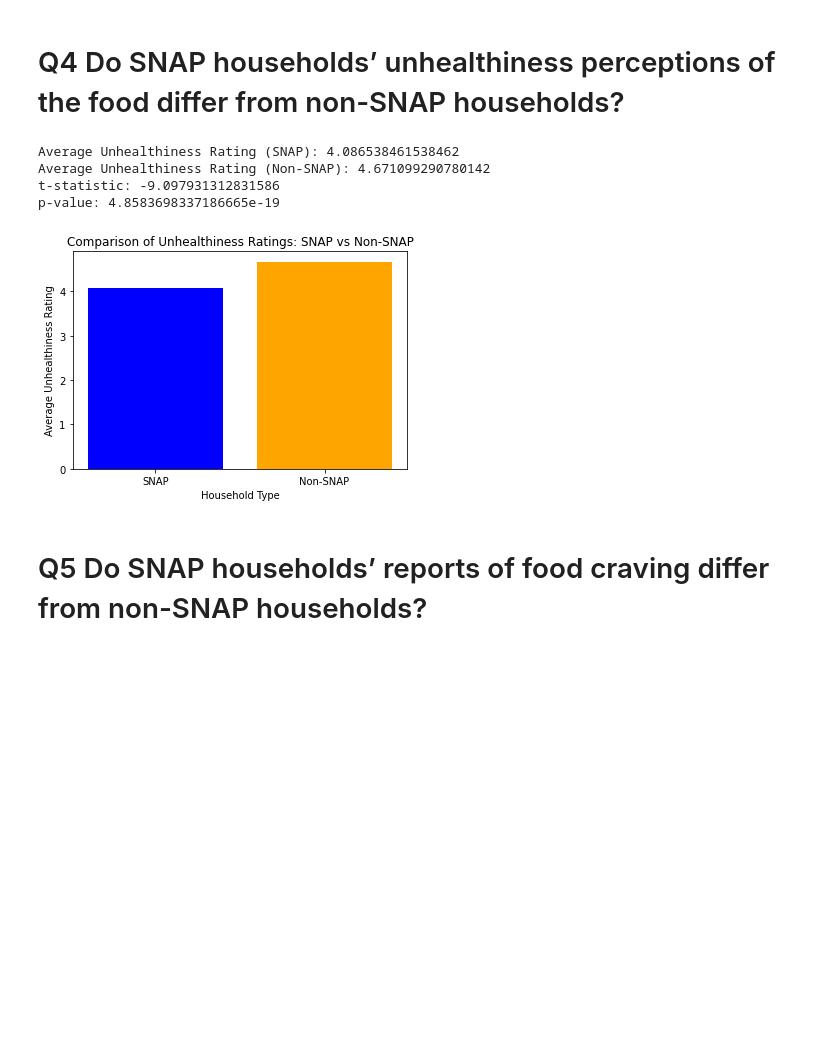
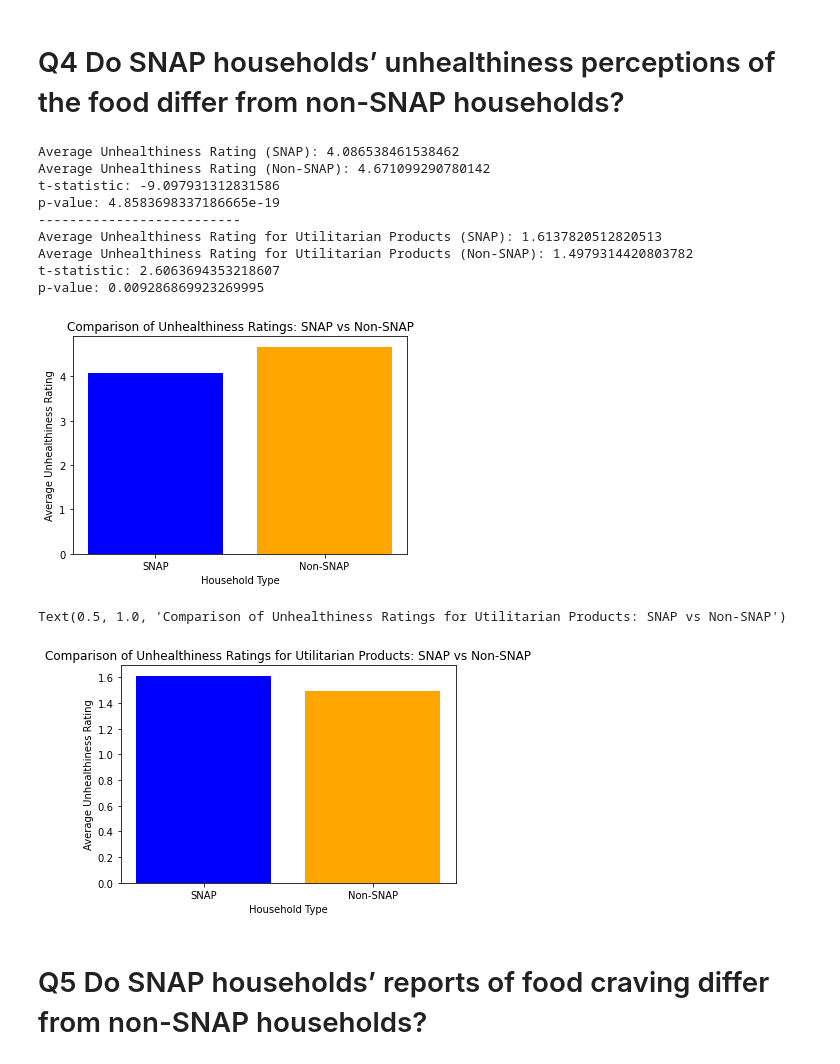
Before and after one commit to franklinjtan/Food-Stamps-Consumer-Behavior-Analysis, a Jupyter notebook: code/main.ipynb, the cells around one changed output. Saved outputs shown, nothing was run; the diff lists cells and outputs as text; code cells hidden in the pictures; blank space fills up the shorter version.

```diff
--- a/code/main.ipynb
+++ b/code/main.ipynb
@@ -271,46 +272,76 @@ p-value: 0.5485739325313339
 # Q4 Do SNAP households’ unhealthiness perceptions of the food differ from non-SNAP households?
 # %%
 # Calculate the average unhealthiness ratings for SNAP and non-SNAP households
-avg_unhealthiness_snap = snap_data['Unhealthy_Hedonicproducts'].mean()
-avg_unhealthiness_non_snap = non_snap_data['Unhealthy_Hedonicproducts'].mean()
+avg_unhealthiness_snap_hedonic = snap_data['Unhealthy_Hedonicproducts'].mean()
+avg_unhealthiness_non_snap_hedonic = non_snap_data['Unhealthy_Hedonicproducts'].mean()
+
+# Calculate the average unhealthiness ratings for SNAP and non-SNAP households for Utilitarian products
+avg_unhealthiness_snap_util = snap_data['Unhealthy_Utilitarianproducts'].mean()
+avg_unhealthiness_non_snap_util = non_snap_data['Unhealthy_Utilitarianproducts'].mean()
 
 # Perform a t-test to compare the ratings
 t_statistic, p_value = stats.ttest_ind(snap_data['Unhealthy_Hedonicproducts'],
                                        non_snap_data['Unhealthy_Hedonicproducts'], equal_var=True)
+# Print the results
+print("Average Unhealthiness Rating (SNAP):", avg_unhealthiness_snap_hedonic)
+print("Average Unhealthiness Rating (Non-SNAP):", avg_unhealthiness_non_snap_hedonic)
+print("t-statistic:", t_statistic)
+print("p-value:", p_value)
+print("--------------------------")
 
-# Print the results
-print("Average Unhealthiness Rating (SNAP):", avg_unhealthiness_snap)
-print("Average Unhealthiness Rating (Non-SNAP):", avg_unhealthiness_non_snap)
+# Perform a t-test to compare the ratings for Utilitarian products
+t_statistic, p_value = stats.ttest_ind(snap_data['Unhealthy_Utilitarianproducts'],
+                                       non_snap_data['Unhealthy_Utilitarianproducts'], equal_var=True)
+print("Average Unhealthiness Rating for Utilitarian Products (SNAP):", avg_unhealthiness_snap_util)
+print("Average Unhealthiness Rating for Utilitarian Products (Non-SNAP):", avg_unhealthiness_non_snap_util)
 print("t-statistic:", t_statistic)
 print("p-value:", p_value)
 
-# Calculate the average unhealthiness ratings for SNAP and non-SNAP households
-avg_unhealthiness_snap = snap_data['Unhealthy_Hedonicproducts'].mean()
-avg_unhealthiness_non_snap = non_snap_data['Unhealthy_Hedonicproducts'].mean()
+
 
 # Create a dictionary with the average values
-data = {
+data1 = {
     "Category": ["SNAP", "Non-SNAP"],
-    "Average Unhealthiness Rating": [avg_unhealthiness_snap, avg_unhealthiness_non_snap]
+    "Average Unhealthiness Rating": [avg_unhealthiness_snap_hedonic, avg_unhealthiness_non_snap_hedonic]
 }
 
 # Create a DataFrame from the dictionary
-df = pd.DataFrame(data)
+df = pd.DataFrame(data1)
 
 # Create a bar plot
 plt.bar(df['Category'], df['Average Unhealthiness Rating'], color=['blue', 'orange'])
 plt.xlabel('Household Type')
 plt.ylabel('Average Unhealthiness Rating')
 plt.title('Comparison of Unhealthiness Ratings: SNAP vs Non-SNAP')
 
 # Display the plot
 plt.show()
+
+
+data2 = {
+    "Category": ["SNAP", "Non-SNAP"],
+    "Average Unhealthiness Rating for Utilitarian Products": [avg_unhealthiness_snap, avg_unhealthiness_non_snap]
+}
+
+df = pd.DataFrame(data2)
+
+plt.bar(df['Category'], df['Average Unhealthiness Rating for Utilitarian Products'], color=['blue', 'orange'])
+plt.xlabel('Household Type')
+plt.ylabel('Average Unhealthiness Rating')
+plt.title('Comparison of Unhealthiness Ratings for Utilitarian Products: SNAP vs Non-SNAP')
 # %% [output]
 Average Unhealthiness Rating (SNAP): 4.086538461538462
 Average Unhealthiness Rating (Non-SNAP): 4.671099290780142
 t-statistic: -9.097931312831586
 p-value: 4.8583698337186665e-19
+--------------------------
+Average Unhealthiness Rating for Utilitarian Products (SNAP): 1.6137820512820513
+Average Unhealthiness Rating for Utilitarian Products (Non-SNAP): 1.4979314420803782
+t-statistic: 2.6063694353218607
+p-value: 0.009286869923269995
 [figure]
+Text(0.5, 1.0, 'Comparison of Unhealthiness Ratings for Utilitarian Products: SNAP vs Non-SNAP')
+[figure, added]
 # %% [markdown]
 # Q5 Do SNAP households’ reports of food craving differ from non-SNAP households?
 # %%
```
Also changed, not shown: parts of 4 cells of this notebook.
